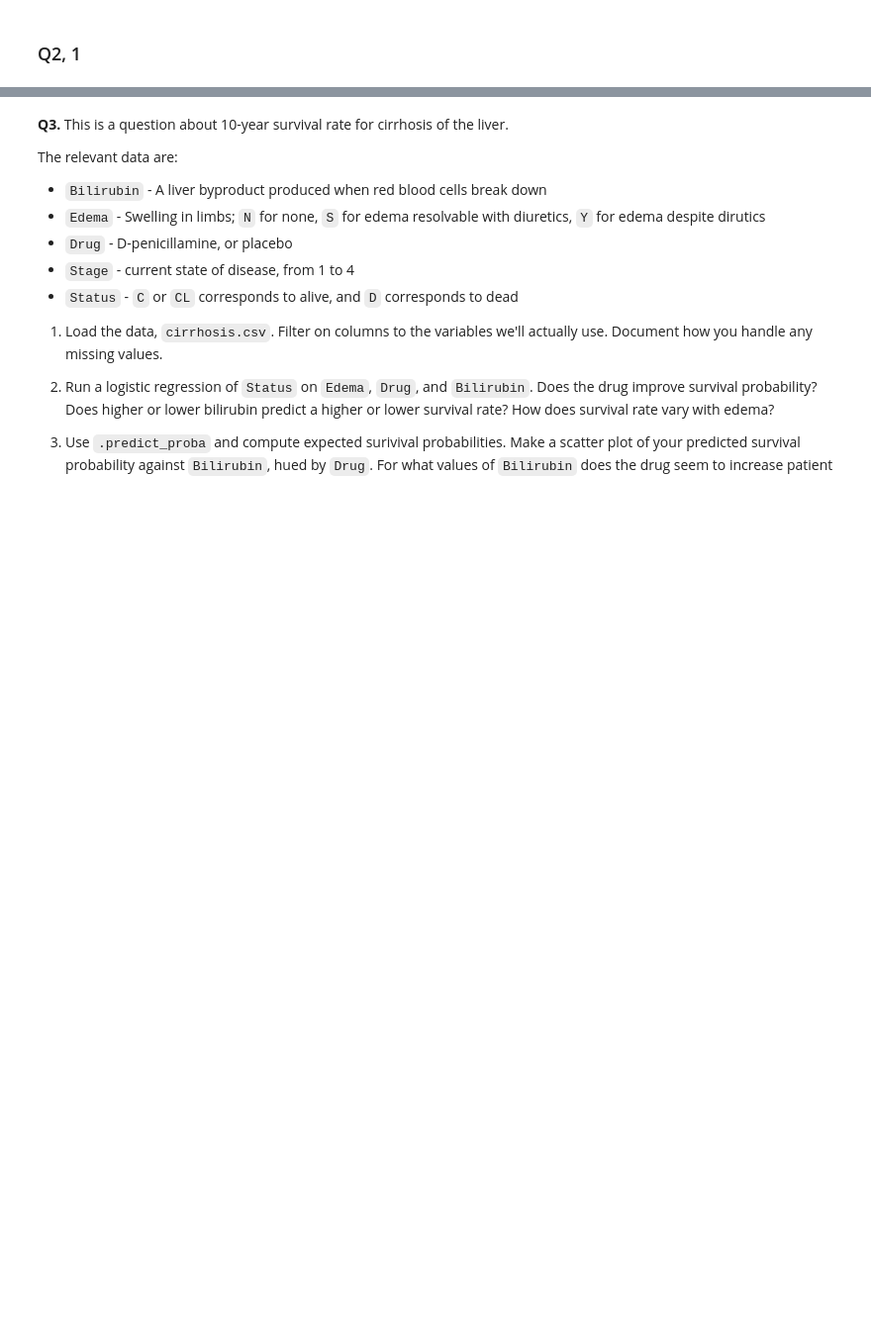
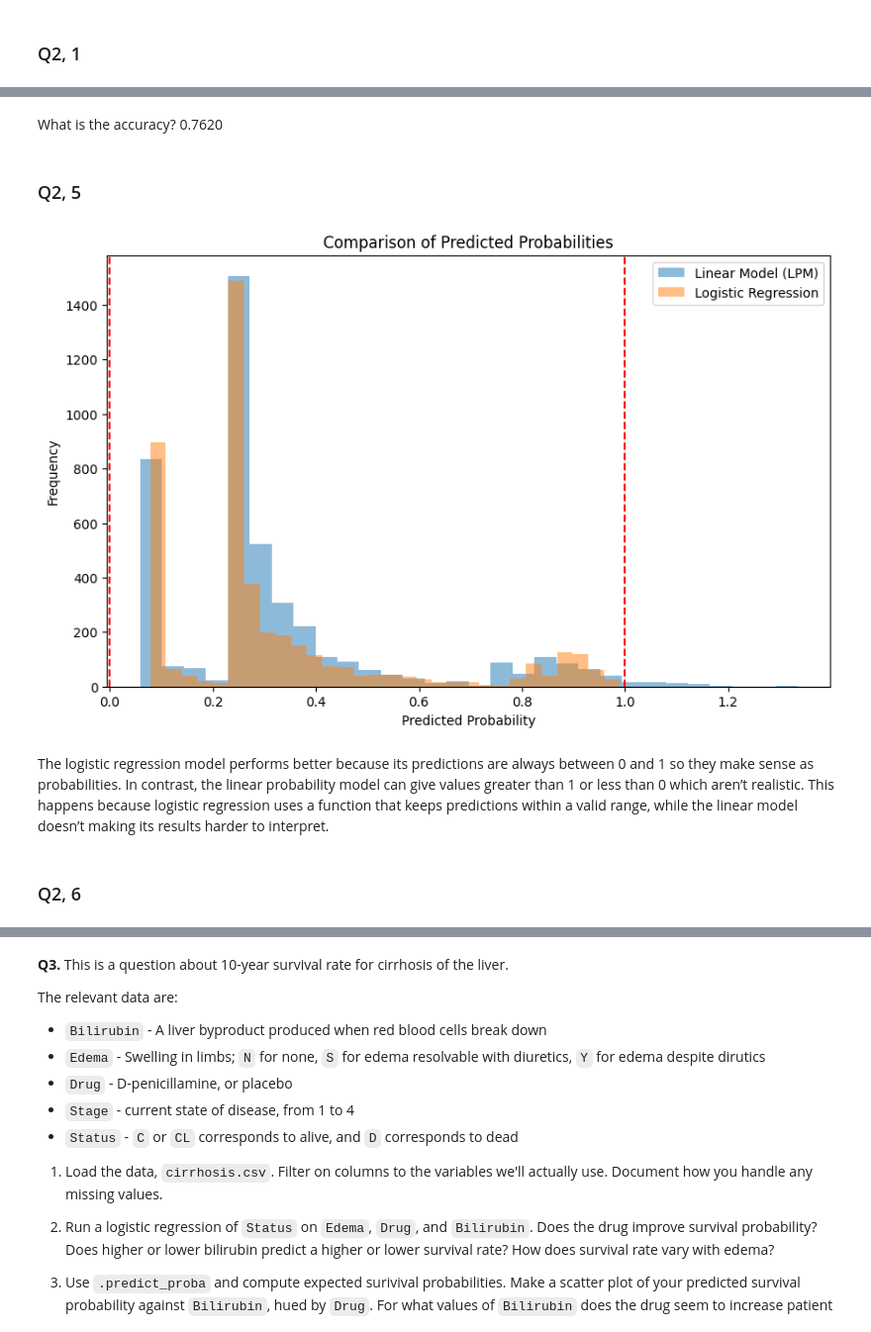
Before and after one commit to clairicelou/undergrad_ml_assignments, a Jupyter notebook: 05_assignment_glm.ipynb, the cells around one changed output, grey strips where cells are left out. Shown at 99% size. Saved outputs shown, nothing was run; the diff lists cells and outputs as text; code cells hidden in the pictures; blank space fills up the shorter version.

```diff
--- a/05_assignment_glm.ipynb
+++ b/05_assignment_glm.ipynb
@@ -67,0 +192,25 @@ FileNotFoundError: [Errno 2] No such file or directory: 'data.csv'
+# %% [markdown]
+What is the accuracy? 0.7620
+# %% [markdown]
+### Q2, 5
+# %%
+lin_reg = LinearRegression()
+lin_reg.fit(X, y)
+df['linear_probs'] = lin_reg.predict(X)
+
+plt.figure(figsize=(10, 6))
+plt.hist(df['linear_probs'], alpha=0.5, label='Linear Model (LPM)', bins=30)
+plt.hist(df['logit_probs'], alpha=0.5, label='Logistic Regression', bins=30)
+plt.axvline(x=0, color='red', linestyle='--')
+plt.axvline(x=1, color='red', linestyle='--')
+plt.xlabel('Predicted Probability')
+plt.ylabel('Frequency')
+plt.legend()
+plt.title('Comparison of Predicted Probabilities')
+plt.show()
+# %% [output]
+[figure, added]
+# %% [markdown]
+The logistic regression model performs better because its predictions are always between 0 and 1 so they make sense as probabilities. In contrast, the linear probability model can give values greater than 1 or less than 0 which aren’t realistic. This happens because logistic regression uses a function that keeps predictions within a valid range, while the linear model doesn’t making its results harder to interpret.
+# %% [markdown]
+### Q2, 6
```
Also changed, not shown: parts of 65 cells of this notebook, 7 other files.
